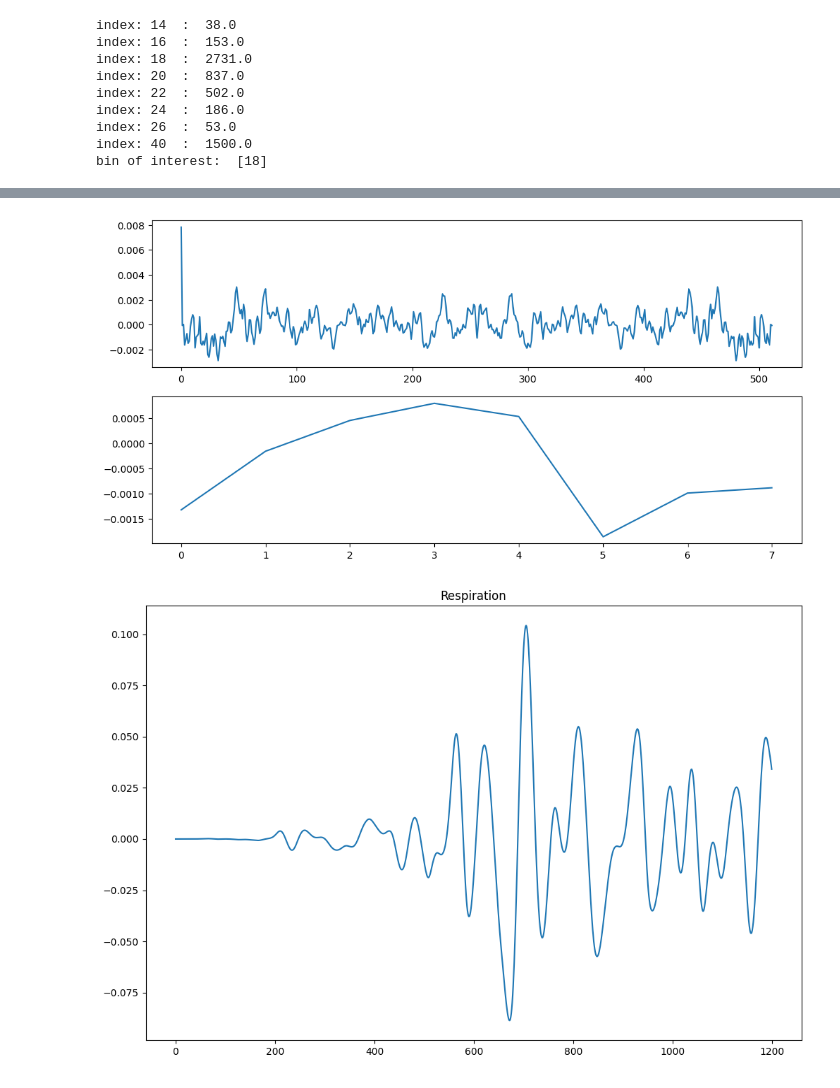
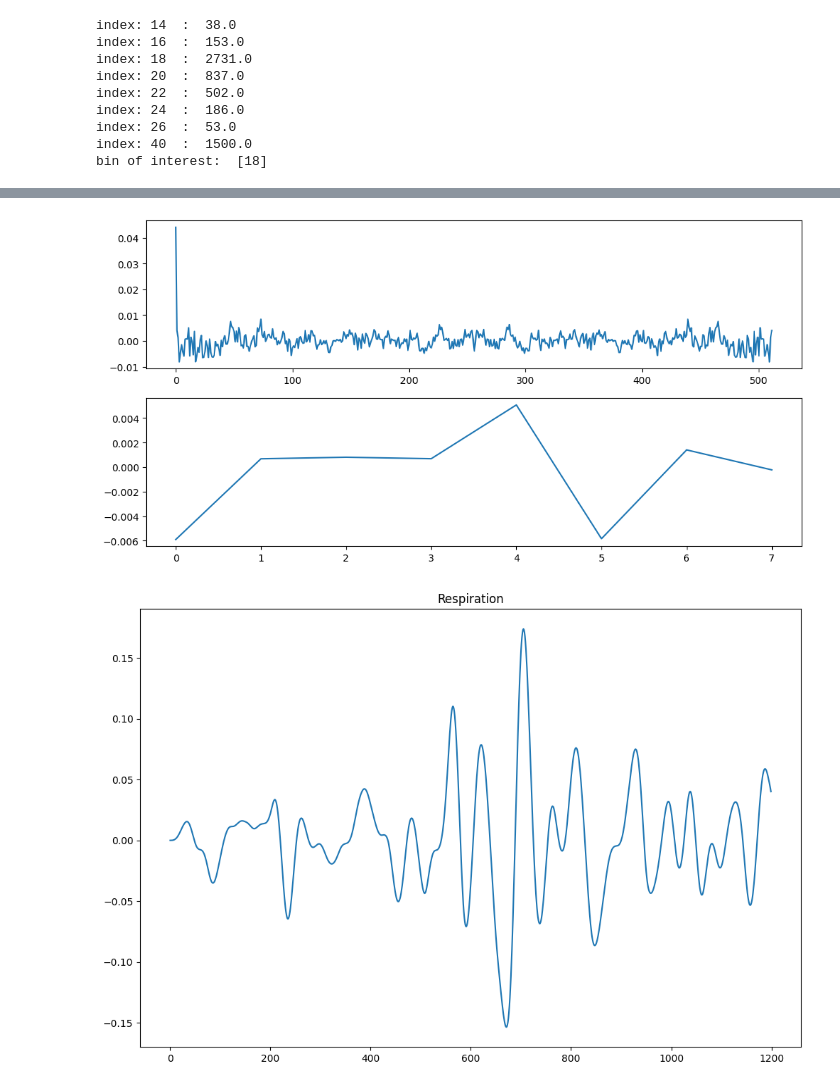
Before and after one commit to tqdinh/gensignal, a Jupyter notebook: EXTRACT_VITAL_SIGNAL_IN_FMCW_RADAR_7.ipynb, the cells around one changed output, grey strips where cells are left out. Saved outputs shown, nothing was run; the diff lists cells and outputs as text; code cells hidden in the pictures.

```diff
--- a/EXTRACT_VITAL_SIGNAL_IN_FMCW_RADAR_7.ipynb
+++ b/EXTRACT_VITAL_SIGNAL_IN_FMCW_RADAR_7.ipynb
@@ -202,16 +192,16 @@ plt.show()
 # %%
-freq =np.fft.fft(windowed_signal[0:1200],512)
+freq =np.fft.fft(hamming_windowed_signal[0:1200],512)
 fft_resolution  = 1/600
 
 plt.figure(figsize=(12,6))
 plt.subplot(211)
 plt.plot(freq*fft_resolution)
 
 plt.subplot(212)
 plt.plot(freq[7:15]*fft_resolution)
 plt.show()
 # %% [output]
-[figure, old version]
+[figure, new version]
 # %%
 sampling_rate = 1200/60# Sampling rate of the input signal
 low_freq = 0.1  # Lower cutoff frequency of the bandpass filter
@@ -227,13 +217,13 @@ high_norm = high_freq / nyquist_freq
 b, a = signal.butter(filter_order, [low_norm, high_norm], btype='band')
 
 # Apply the bandpass filter to the input signal
-filtered_signal = signal.lfilter(b, a, windowed_signal)
+filtered_signal = signal.lfilter(b, a, hamming_windowed_signal)
 plt.figure(figsize=(12,8))
 plt.plot(filtered_signal[0:1200])
 plt.title("Respiration")
 plt.show()
 # %% [output]
-[figure, old version]
+[figure, new version]
 # %%
 sampling_rate = 1200/60# Sampling rate of the input signal
 low_freq = 0.8  # Lower cutoff frequency of the bandpass filter
```
Also changed, not shown: parts of 6 cells of this notebook.
